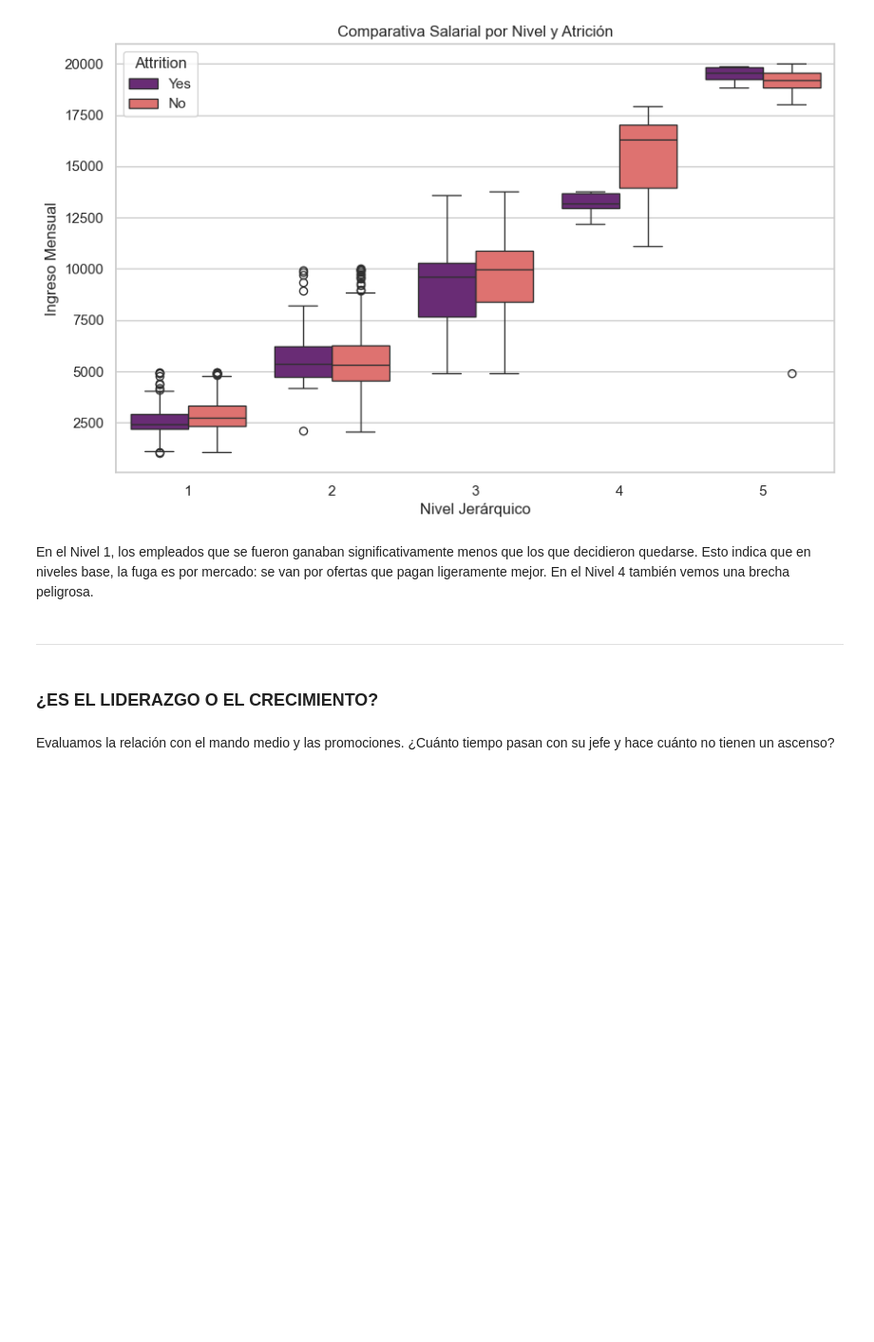
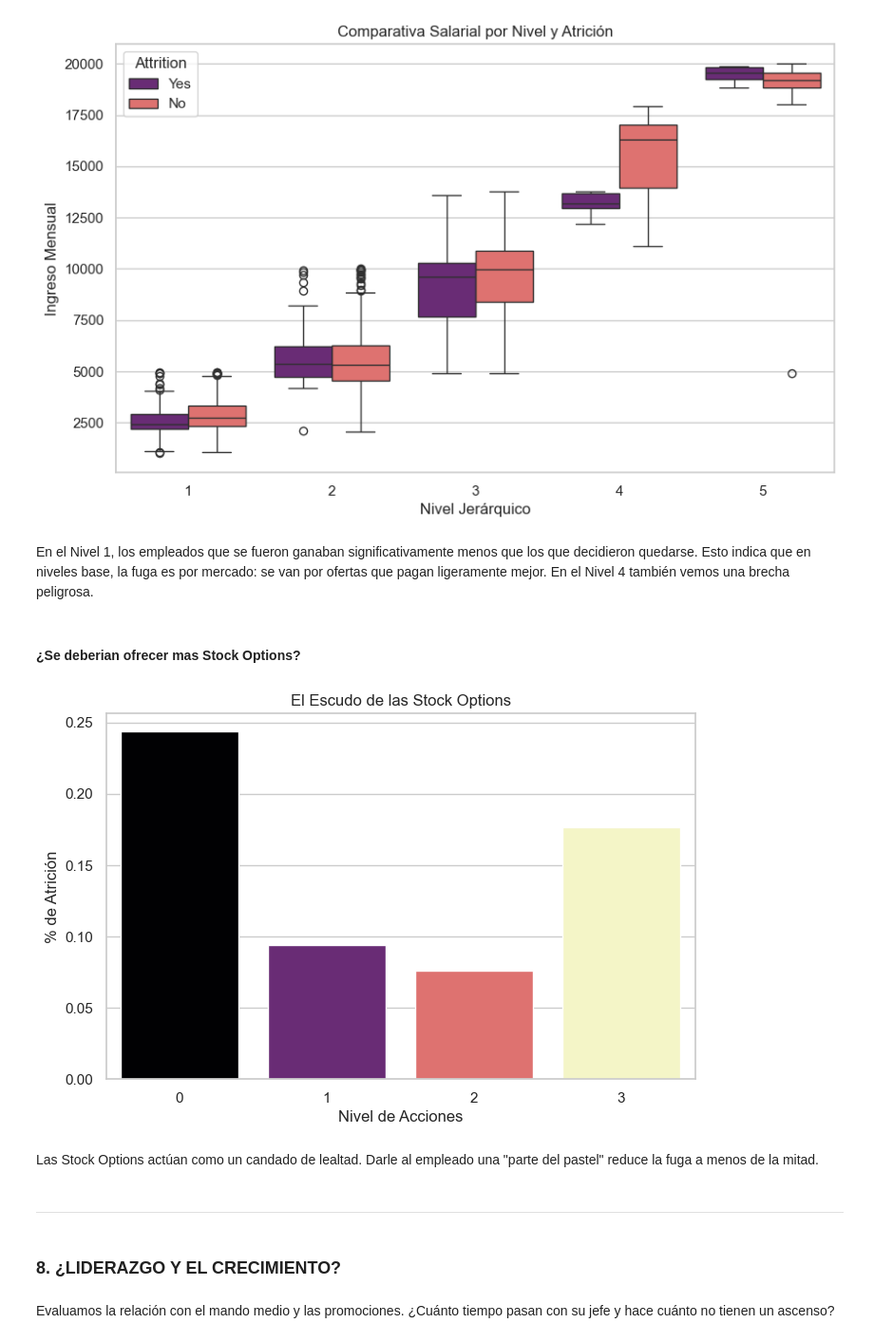
Before and after one commit to Ruthpsegovia/proyecto-da-promo-59-modulo-3-team-2, a Jupyter notebook: Visualizaciones/Visual_Storytelling.ipynb, the cells around one changed output. Shown at 95% size. Cells and saved outputs as stored; diff of their text form; code cells hidden in the pictures; blank space fills up the shorter version.

```diff
--- a/Visualizaciones/Visual_Storytelling.ipynb
+++ b/Visualizaciones/Visual_Storytelling.ipynb
@@ -115,10 +144,23 @@ plt.show()
 [figure]
 # %% [markdown]
 En el Nivel 1, los empleados que se fueron ganaban significativamente menos que los que decidieron quedarse. Esto indica que en niveles base, la fuga es por mercado: se van por ofertas que pagan ligeramente mejor. En el Nivel 4 también vemos una brecha peligrosa.
+# %% [markdown]
+#### ¿Se deberian ofrecer mas Stock Options?
+# %%
+plt.figure(figsize=(8, 5))
+sns.barplot(data=df, x='StockOptionLevel', y='Attrition_flag', palette='magma', hue='StockOptionLevel', errorbar=None, legend=False)
+plt.title('El Escudo de las Stock Options')
+plt.xlabel('Nivel de Acciones')
+plt.ylabel('% de Atrición')
+plt.show()
+# %% [output]
+[figure, added]
+# %% [markdown]
+Las Stock Options actúan como un candado de lealtad. Darle al empleado una "parte del pastel" reduce la fuga a menos de la mitad.
 # %% [markdown]
 --------------------------
 # %% [markdown]
-### ¿ES EL LIDERAZGO O EL CRECIMIENTO?
+### 8. ¿LIDERAZGO Y EL CRECIMIENTO?
 # %% [markdown]
 Evaluamos la relación con el mando medio y las promociones. ¿Cuánto tiempo pasan con su jefe y hace cuánto no tienen un ascenso?
 # %%
```
Also changed, not shown: parts of 31 cells of this notebook.
